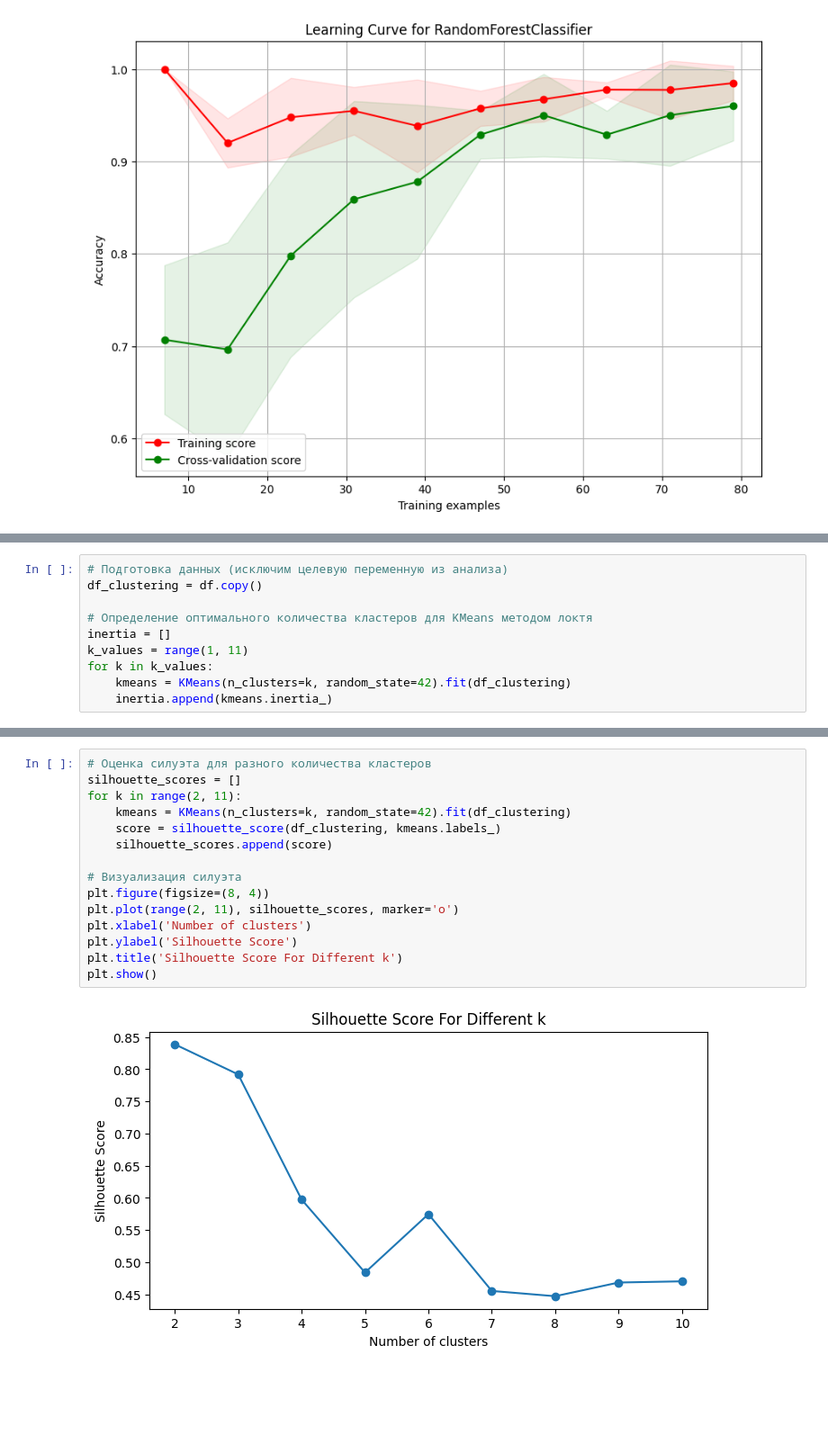
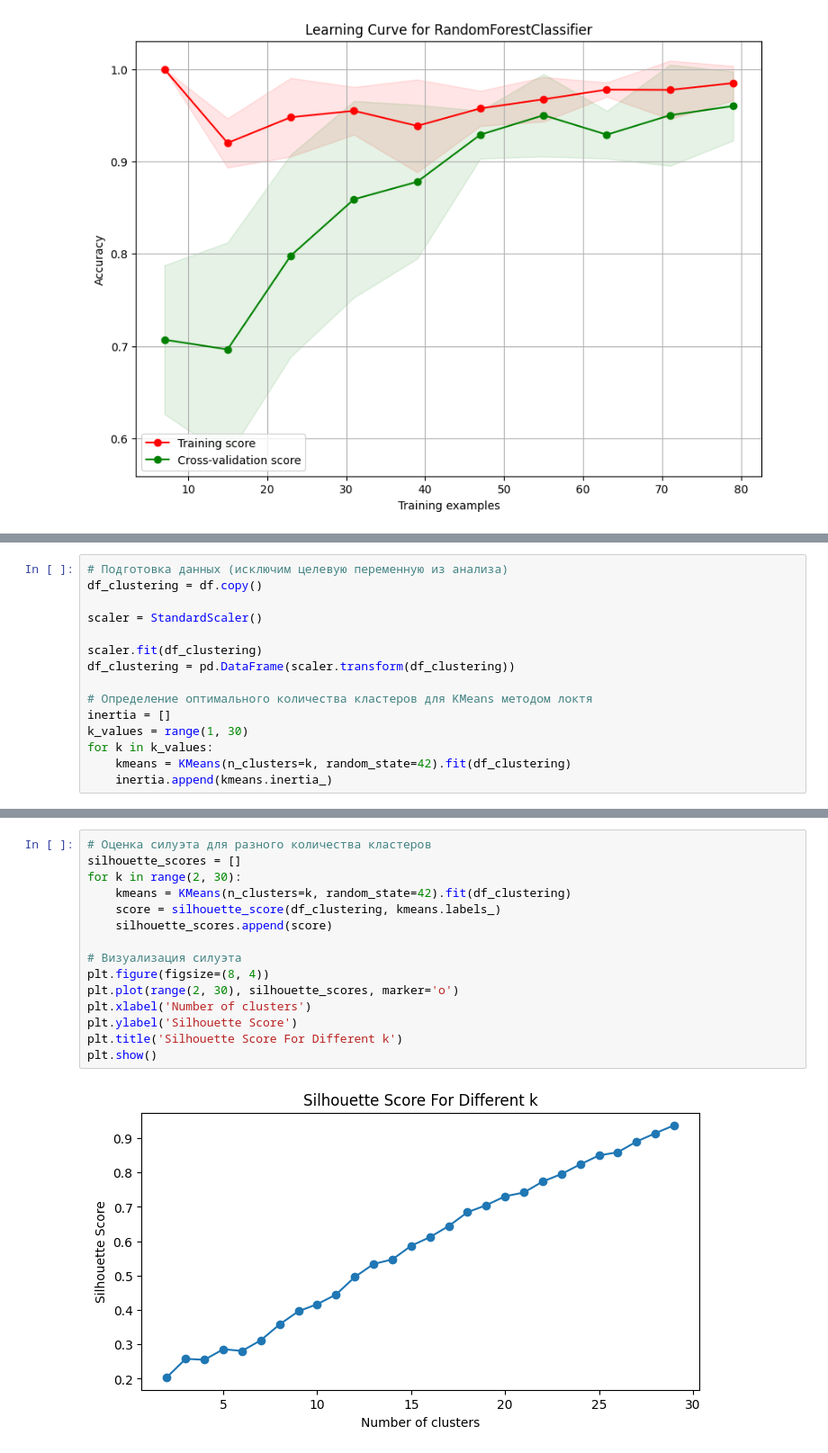
Before and after one commit to adpakw/DS_knowledge_base, a Jupyter notebook: Projects/StudentPerfomances/StudentPerformances.ipynb, the cells around one changed output, grey strips where cells are left out. Shown at 90% size. Saved outputs shown, nothing was run; the diff lists cells and outputs as text; blank space fills up the shorter version.

```diff
--- a/Projects/StudentPerfomances/StudentPerformances.ipynb
+++ b/Projects/StudentPerfomances/StudentPerformances.ipynb
@@ -531,9 +532,14 @@ from scipy.cluster.hierarchy import dendrogram, linkage
 # Подготовка данных (исключим целевую переменную из анализа)
 df_clustering = df.copy()
 
+scaler = StandardScaler()
+
+scaler.fit(df_clustering)
+df_clustering = pd.DataFrame(scaler.transform(df_clustering))
+
 # Определение оптимального количества кластеров для KMeans методом локтя
 inertia = []
-k_values = range(1, 11)
+k_values = range(1, 30)
 for k in k_values:
     kmeans = KMeans(n_clusters=k, random_state=42).fit(df_clustering)
     inertia.append(kmeans.inertia_)
@@ -550,19 +556,19 @@ plt.show()
 # %%
 # Оценка силуэта для разного количества кластеров
 silhouette_scores = []
-for k in range(2, 11):
+for k in range(2, 30):
     kmeans = KMeans(n_clusters=k, random_state=42).fit(df_clustering)
     score = silhouette_score(df_clustering, kmeans.labels_)
     silhouette_scores.append(score)
 
 # Визуализация силуэта
 plt.figure(figsize=(8, 4))
-plt.plot(range(2, 11), silhouette_scores, marker='o')
+plt.plot(range(2, 30), silhouette_scores, marker='o')
 plt.xlabel('Number of clusters')
 plt.ylabel('Silhouette Score')
 plt.title('Silhouette Score For Different k')
 plt.show()
 # %% [output]
-[figure, old version]
+[figure, new version]
 # %%
 # KMeans с выбранным количеством кластеров
```
Also changed, not shown: parts of 7 cells of this notebook.
